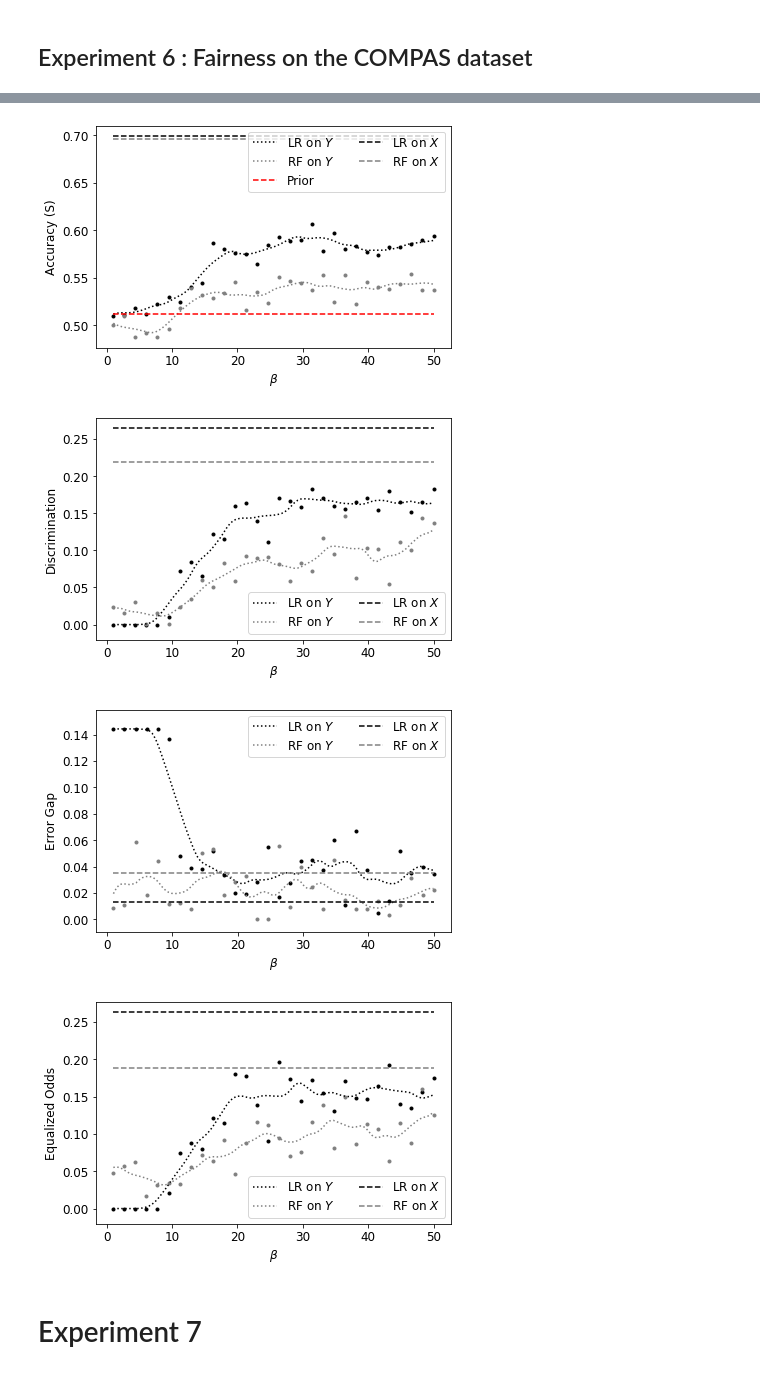
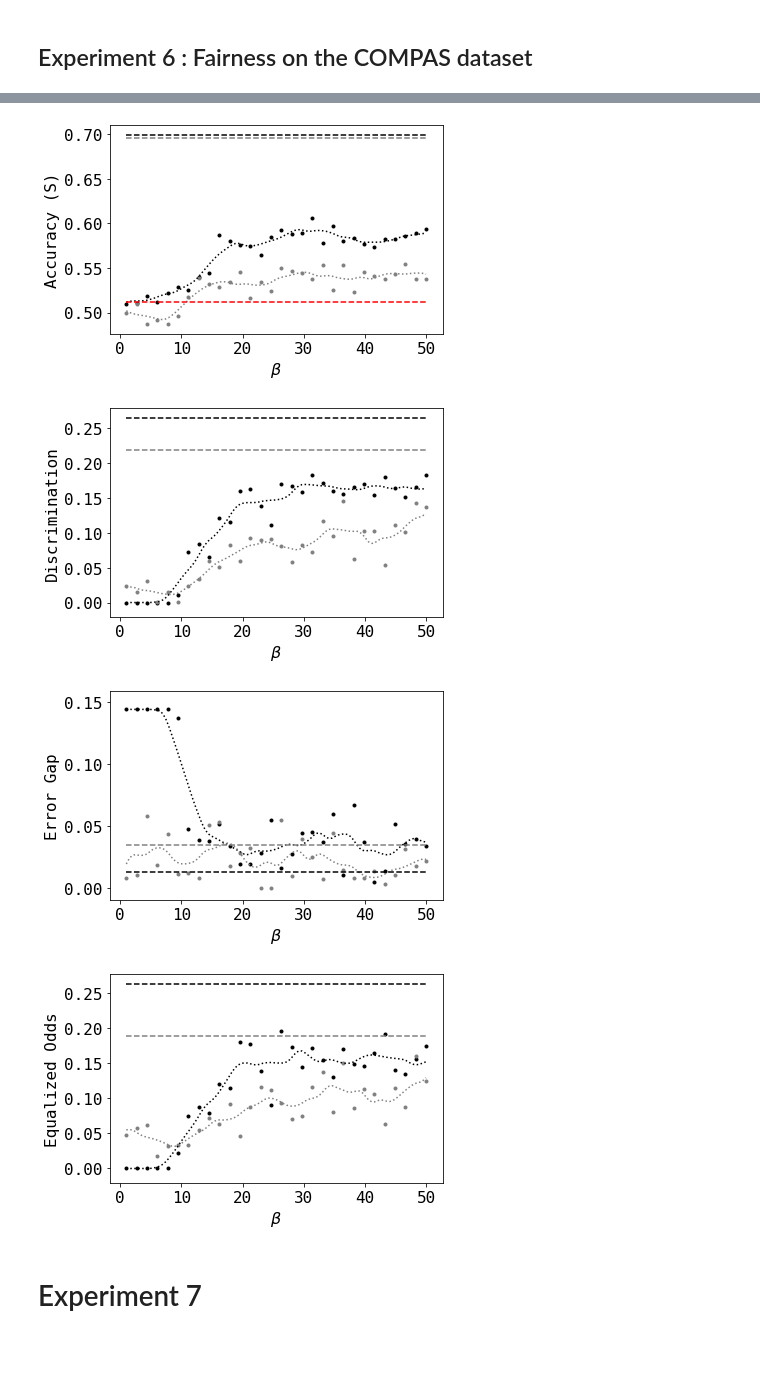
Before and after one commit to burklight/VariationalPrivacyFairness, a Jupyter notebook: Guide.ipynb, the cells around one changed output, grey strips where cells are left out. Drawn from its saved outputs; the diff is of its cells as text; code cells hidden in the pictures.

```diff
--- a/Guide.ipynb
+++ b/Guide.ipynb
@@ -66,6 +81,10 @@ def plot_vs_figure_comp(x, y1, y2, xname, yname, y1type, y2type, wlen=7, xaxis='
     plt.ylabel(yname)
     if xaxis == 'log':
         plt.xscale('log')
+
+font = {'family' : 'monospace',
+        'size' : 16}
+plt.rc('font', **font)
 # %% [markdown]
 # Experiment 2 : Fairness on the Adult dataset
 # %%
@@ -108,8 +127,6 @@ for metric_lin, metric_rf, original_data_metric_lin, original_data_metric_rf, \
     plt.plot(np.log(betas),np.ones(len(betas))*original_data_metric_rf,linestyle='--',\
                  color='gray',label=r'RF on $X$')
 
-    plt.rc('font', size=12)
-    plt.legend(ncol=2)
     plt.tight_layout()
     plt.savefig(f'results/images/adult/fairness/betas_vs_{newname}.pdf',format='pdf')
 # %% [output]
@@ -211,8 +228,8 @@ for metric_lin, metric_rf, original_data_metric_lin, original_data_metric_rf, \
     plt.plot(betas,np.ones(len(betas))*original_data_metric_rf,linestyle='--',\
                  color='gray',label=r'RF on $X$')
 
-    plt.rc('font', size=12)
-    plt.legend(ncol=2)
+    #plt.rc('font', size=12)
+    #plt.legend(ncol=2)
     plt.tight_layout()
     plt.savefig(f'results/images/compas/fairness/betas_vs_{newname}.pdf',format='pdf')
 # %% [output]
@@ -220,7 +237,7 @@ for metric_lin, metric_rf, original_data_metric_lin, original_data_metric_rf, \
-[figure, old version]
+[figure, new version]
-[figure, old version]
+[figure, new version]
-[figure, old version]
+[figure, new version]
-[figure, old version]
+[figure, new version]
 # %% [markdown]
 # Experiment 7
 # %%
```
Also changed, not shown: parts of 10 cells of this notebook, 15 other files.
